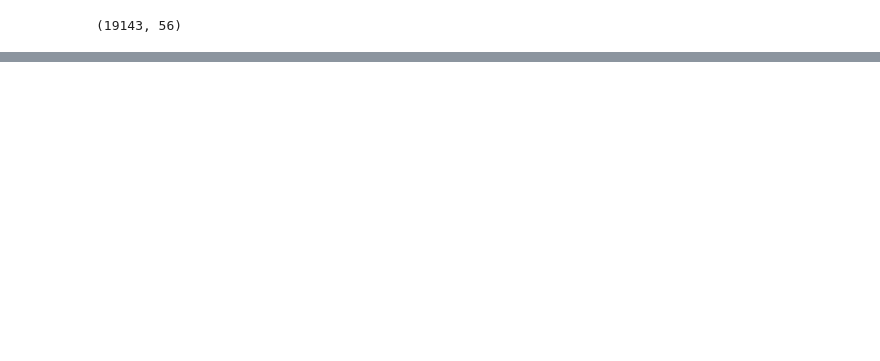
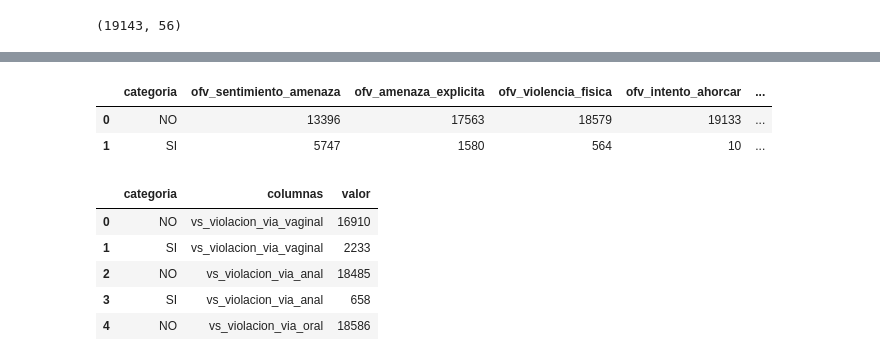
Before and after one commit to VicColombo/linea_137_llamados_vs, a Jupyter notebook: tocar_las_variables.ipynb, the cells around one changed output, grey strips where cells are left out. Saved outputs shown, nothing was run; the diff lists cells and outputs as text; code cells hidden in the pictures; blank space fills up the shorter version.

```diff
--- a/tocar_las_variables.ipynb
+++ b/tocar_las_variables.ipynb
@@ -144,0 +170,3 @@ Name: vs_existencia_facilitador_corrupcion_nnya, dtype: int64
+# %%
+vs_val_count = llamados.iloc[:,17:38].apply(pd.Series.value_counts)
+ofv_val_count = llamados.iloc[:,38:].apply(pd.Series.value_counts)
@@ -144,0 +186,4 @@ Name: vs_existencia_facilitador_corrupcion_nnya, dtype: int64
+# %%
+vs_val_count = vs_val_count.reset_index()
+vs_val_count.rename(columns = {'index':'categoria'}, inplace = True)
+vs_val_count
@@ -144,0 +195,18 @@ Name: vs_existencia_facilitador_corrupcion_nnya, dtype: int64
+# %%
+ofv_val_count = ofv_val_count.reset_index()
+ofv_val_count.rename(columns = {'index':'categoria'}, inplace = True)
+ofv_val_count
+# %% [output]
+|  | categoria | ofv_sentimiento_amenaza | ofv_amenaza_explicita | ofv_violencia_fisica | ofv_intento_ahorcar | ... |
+| 0 | NO | 13396 | 17563 | 18579 | 19133 | ... |
+| 1 | SI | 5747 | 1580 | 564 | 10 | ... |
+# %%
+vs_wide_to_long = vs_val_count.melt('categoria', var_name='columnas', value_name='valor')
+vs_wide_to_long.head()
+# %% [output]
+|  | categoria | columnas | valor |
+| 0 | NO | vs_violacion_via_vaginal | 16910 |
+| 1 | SI | vs_violacion_via_vaginal | 2233 |
+| 2 | NO | vs_violacion_via_anal | 18485 |
+| 3 | SI | vs_violacion_via_anal | 658 |
+| 4 | NO | vs_violacion_via_oral | 18586 |
```
Also changed, not shown: parts of 28 cells of this notebook, 6 other files.
